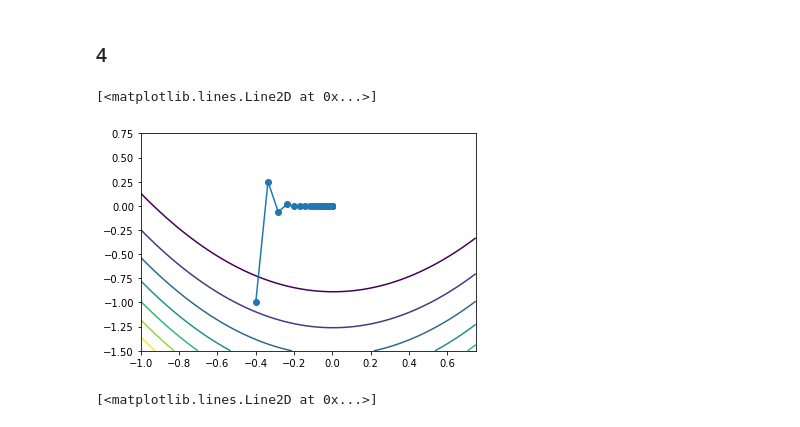
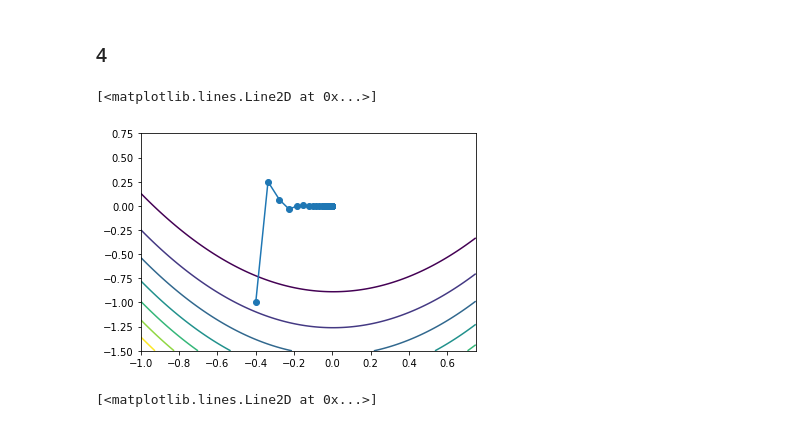
Before and after one commit to xhwwendy/ANLY-590, a Jupyter notebook: ANLY 590 Assignment 2.ipynb, the cells around one changed output. Drawn from its saved outputs; the diff is of its cells as text; code cells hidden in the pictures.

```diff
--- a/ANLY 590 Assignment 2.ipynb
+++ b/ANLY 590 Assignment 2.ipynb
@@ -132,11 +119,10 @@ plt.plot(x,y,'-o')
 # %% [markdown]
 ### 4
 # %%
-def grad_descent_with_momentum(starting_point=None, iterations=10, alpha=.9, epsilon=10):
-    if starting_point:
-        point = starting_point
-    else:
-        point = np.array([-0.4,-1])
+def grad_descent_with_momentum(starting_point=np.array([-0.4,-1]), iterations=10, alpha=.9, epsilon=10):
+
+    point = starting_point
+
     trajectory = [point]
     v = np.zeros(point.size)
 
@@ -147,16 +133,16 @@ def grad_descent_with_momentum(starting_point=None, iterations=10, alpha=.9, eps
         trajectory.append(point)
     return np.array(trajectory)
 # %%
-traj = grad_descent_with_momentum(iterations=50, epsilon=10, alpha=0.0001)
+traj = grad_descent_with_momentum(iterations=1000, epsilon=10, alpha=0.1)
 
 fig, ax = plt.subplots()
 CS = ax.contour(X, Y, Z)
 x= traj[:,0]
 y= traj[:,1]
 plt.plot(x,y,'-o')
 # %% [output]
 [<matplotlib.lines.Line2D at 0x...>]
-[figure, old version]
+[figure, new version]
 # %%
 traj = grad_descent_with_momentum(iterations=100000, epsilon=1, alpha=0.00001)
 
```
Also changed, not shown: parts of 5 cells of this notebook.
